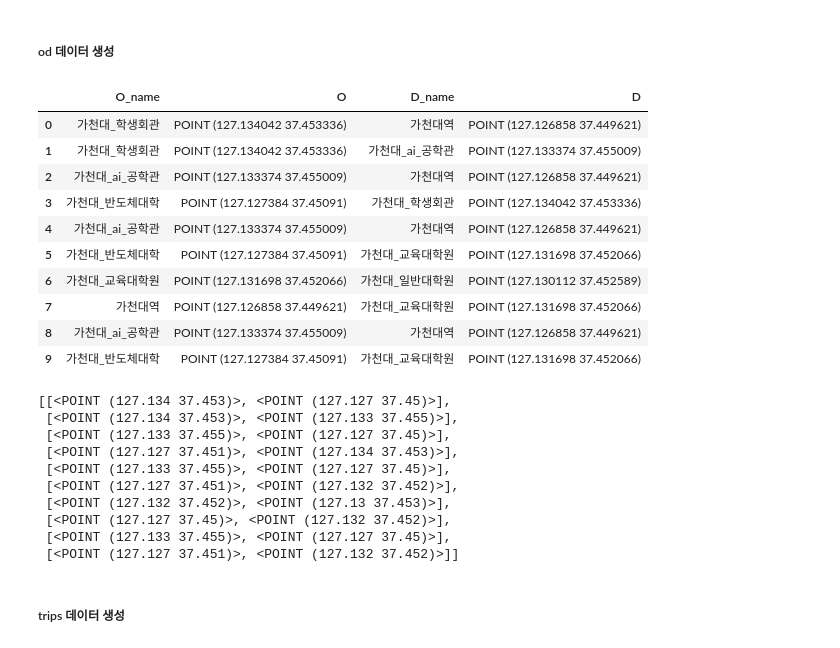
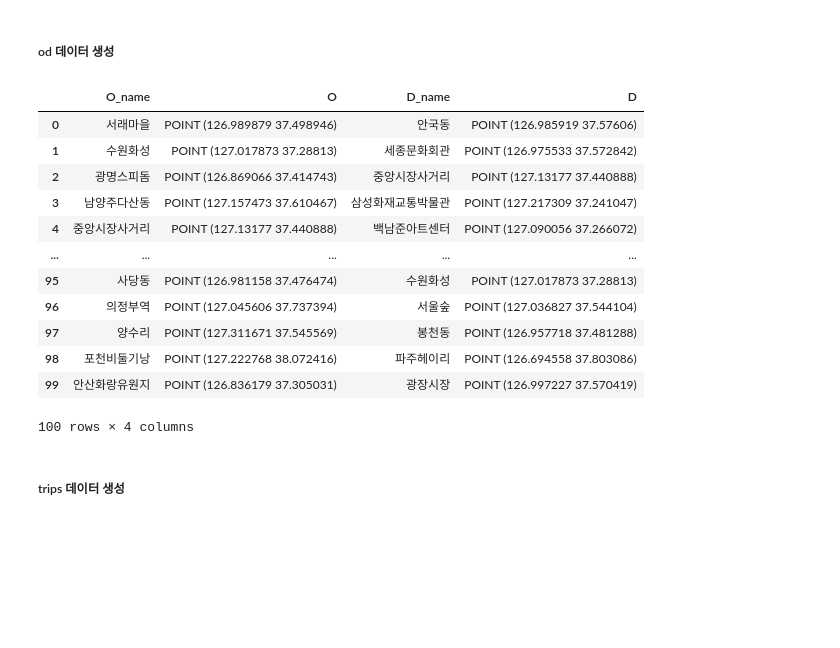
Before and after one commit to yunsung11/simulation-class, a Jupyter notebook: code/simulation.ipynb, the cells around one changed output. Cells and saved outputs as stored; diff of their text form; code cells hidden in the pictures; blank space fills up the shorter version.

```diff
--- a/code/simulation.ipynb
+++ b/code/simulation.ipynb
@@ -208,19 +303,21 @@ point = {
 # %%
 # O는 출발지 D는 도착지로 생각하면 편함
-OD_data = get_OD_data(point, 10)
+OD_data = get_OD_data(point, 100)
 OD_data
 # %% [output]
 |  | O_name | O | D_name | D |
-| 0 | 가천대_학생회관 | POINT (127.134042 37.453336) | 가천대역 | POINT (127.126858 37.449621) |
-| 1 | 가천대_학생회관 | POINT (127.134042 37.453336) | 가천대_ai_공학관 | POINT (127.133374 37.455009) |
-| 2 | 가천대_ai_공학관 | POINT (127.133374 37.455009) | 가천대역 | POINT (127.126858 37.449621) |
-| 3 | 가천대_반도체대학 | POINT (127.127384 37.45091) | 가천대_학생회관 | POINT (127.134042 37.453336) |
-| 4 | 가천대_ai_공학관 | POINT (127.133374 37.455009) | 가천대역 | POINT (127.126858 37.449621) |
-| 5 | 가천대_반도체대학 | POINT (127.127384 37.45091) | 가천대_교육대학원 | POINT (127.131698 37.452066) |
-| 6 | 가천대_교육대학원 | POINT (127.131698 37.452066) | 가천대_일반대학원 | POINT (127.130112 37.452589) |
-| 7 | 가천대역 | POINT (127.126858 37.449621) | 가천대_교육대학원 | POINT (127.131698 37.452066) |
-| 8 | 가천대_ai_공학관 | POINT (127.133374 37.455009) | 가천대역 | POINT (127.126858 37.449621) |
-| 9 | 가천대_반도체대학 | POINT (127.127384 37.45091) | 가천대_교육대학원 | POINT (127.131698 37.452066) |
+| 0 | 서래마을 | POINT (126.989879 37.498946) | 안국동 | POINT (126.985919 37.57606) |
+| 1 | 수원화성 | POINT (127.017873 37.28813) | 세종문화회관 | POINT (126.975533 37.572842) |
+| 2 | 광명스피돔 | POINT (126.869066 37.414743) | 중앙시장사거리 | POINT (127.13177 37.440888) |
+| 3 | 남양주다산동 | POINT (127.157473 37.610467) | 삼성화재교통박물관 | POINT (127.217309 37.241047) |
+| 4 | 중앙시장사거리 | POINT (127.13177 37.440888) | 백남준아트센터 | POINT (127.090056 37.266072) |
+| ... | ... | ... | ... | ... |
+| 95 | 사당동 | POINT (126.981158 37.476474) | 수원화성 | POINT (127.017873 37.28813) |
+| 96 | 의정부역 | POINT (127.045606 37.737394) | 서울숲 | POINT (127.036827 37.544104) |
+| 97 | 양수리 | POINT (127.311671 37.545569) | 봉천동 | POINT (126.957718 37.481288) |
+| 98 | 포천비둘기낭 | POINT (127.222768 38.072416) | 파주헤이리 | POINT (126.694558 37.803086) |
+| 99 | 안산화랑유원지 | POINT (126.836179 37.305031) | 광장시장 | POINT (126.997227 37.570419) |
+100 rows × 4 columns
 # %%
 ## od 데이터를 이용하기 위해 리스트쌍으로 변환
 def get_ps_OD_data(OD_data):
@@ -235,19 +334,7 @@ def get_ps_OD_data(OD_data):
 # %%
 # OD_point
-# 출발지(O)에서 도착지(D) 포인트 생성
-OD_point = get_ps_OD_data(OD_data)
-OD_point
+# 출발지(O)에서 도착지(D) 포인트랑 도착지(D)에서 출발지(O) 포인트를 생성
+OD_point, DO_point = get_ps_OD_data(OD_data)
-# %% [output]
-[[<POINT (127.134 37.453)>, <POINT (127.127 37.45)>],
- [<POINT (127.134 37.453)>, <POINT (127.133 37.455)>],
- [<POINT (127.133 37.455)>, <POINT (127.127 37.45)>],
- [<POINT (127.127 37.451)>, <POINT (127.134 37.453)>],
- [<POINT (127.133 37.455)>, <POINT (127.127 37.45)>],
- [<POINT (127.127 37.451)>, <POINT (127.132 37.452)>],
- [<POINT (127.132 37.452)>, <POINT (127.13 37.453)>],
- [<POINT (127.127 37.45)>, <POINT (127.132 37.452)>],
- [<POINT (127.133 37.455)>, <POINT (127.127 37.45)>],
- [<POINT (127.127 37.451)>, <POINT (127.132 37.452)>]]
 # %% [markdown]
 ##### trips 데이터 생성
 # %%
```
Also changed, not shown: parts of 14 cells of this notebook, 4 other files.
